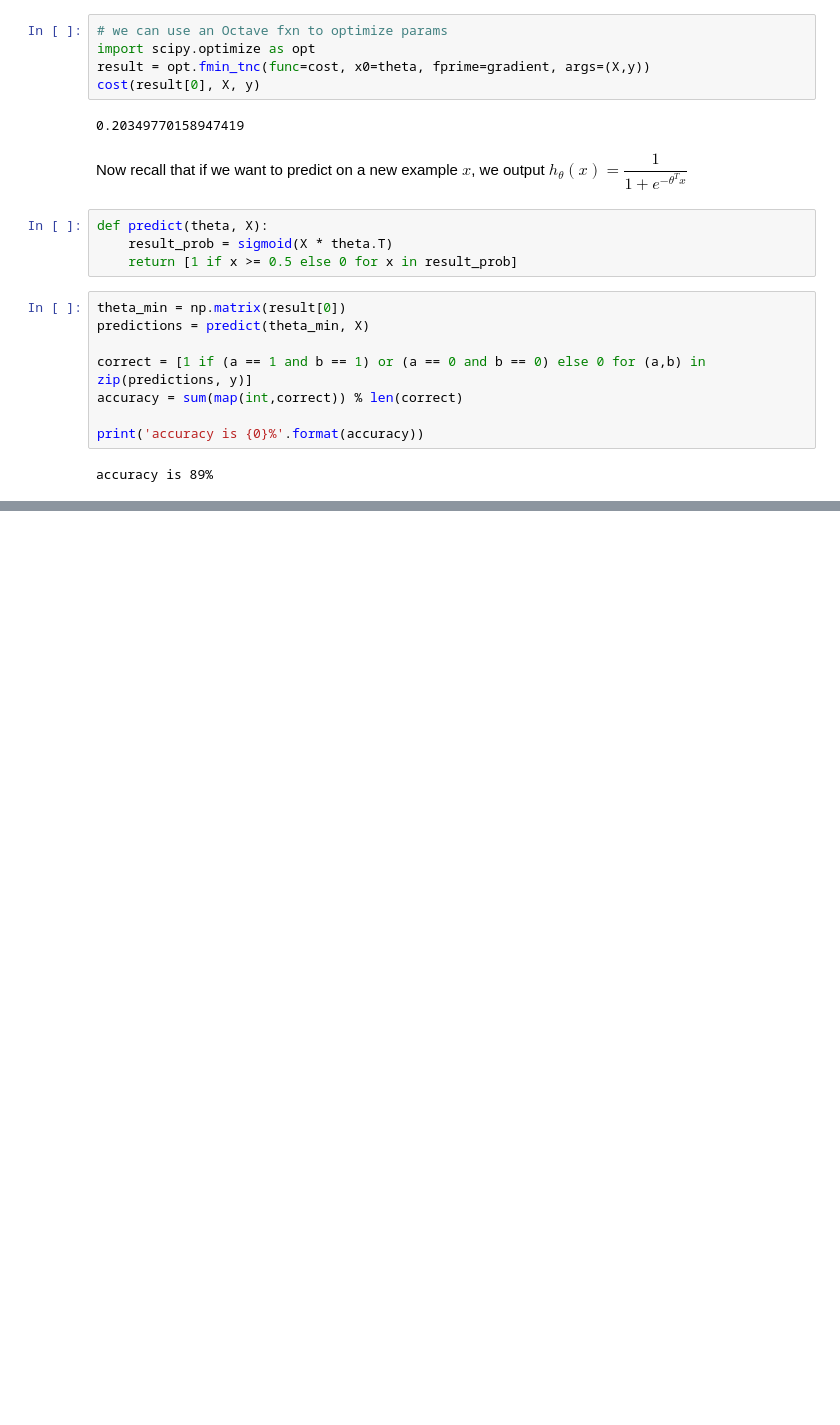
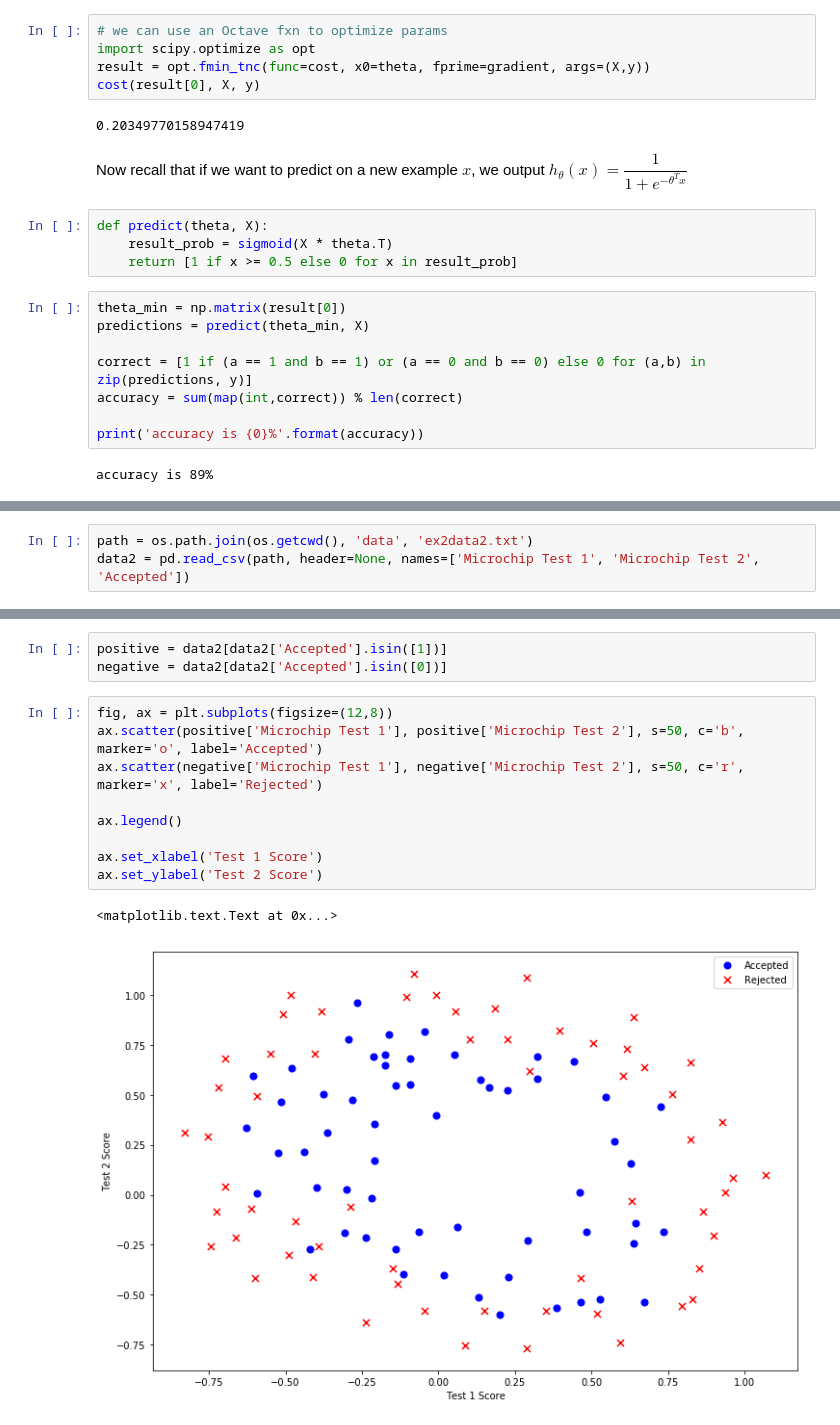
Before and after one commit to db7894/coursera-ml, a Jupyter notebook: ex2.ipynb, the cells around one changed output, grey strips where cells are left out. Cells and saved outputs as stored; diff of their text form; blank space fills up the shorter version.

Commit message:
graph microchip test scores

```diff
--- a/ex2.ipynb
+++ b/ex2.ipynb
@@ -184,0 +187,3 @@ accuracy is 89%
+# %%
+path = os.path.join(os.getcwd(), 'data', 'ex2data2.txt')
+data2 = pd.read_csv(path, header=None, names=['Microchip Test 1', 'Microchip Test 2', 'Accepted'])
@@ -184,0 +199,15 @@ accuracy is 89%
+# %%
+positive = data2[data2['Accepted'].isin([1])]
+negative = data2[data2['Accepted'].isin([0])]
+# %%
+fig, ax = plt.subplots(figsize=(12,8))
+ax.scatter(positive['Microchip Test 1'], positive['Microchip Test 2'], s=50, c='b', marker='o', label='Accepted')
+ax.scatter(negative['Microchip Test 1'], negative['Microchip Test 2'], s=50, c='r', marker='x', label='Rejected')
+
+ax.legend()
+
+ax.set_xlabel('Test 1 Score')
+ax.set_ylabel('Test 2 Score')
+# %% [output]
+<matplotlib.text.Text at 0x...>
+[figure, added]
```
Also changed, not shown: parts of 2 cells of this notebook.
